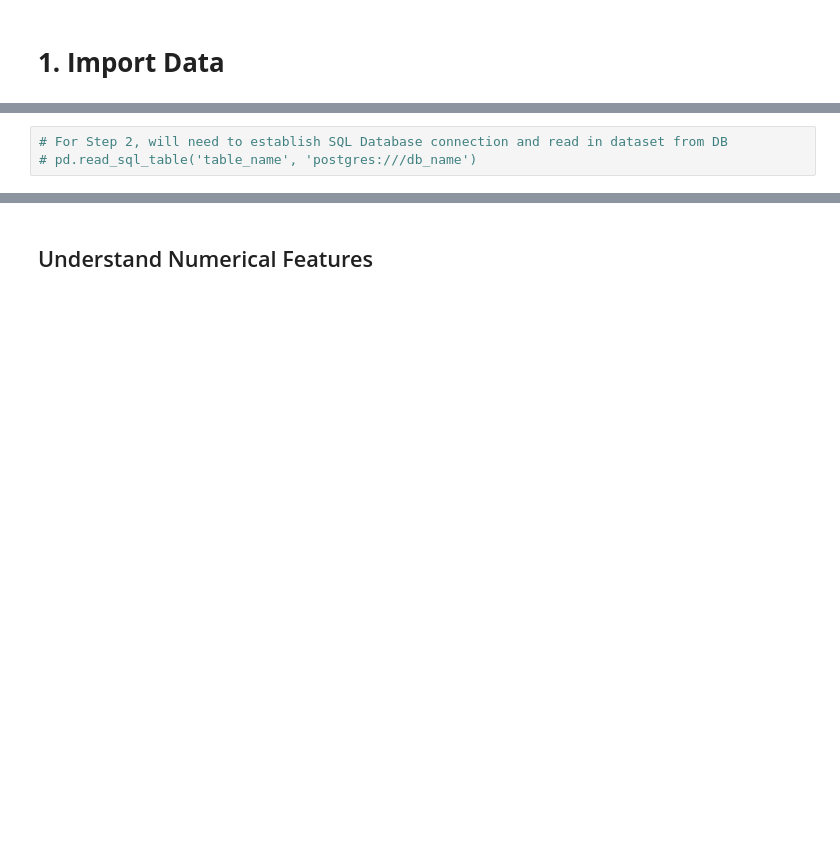
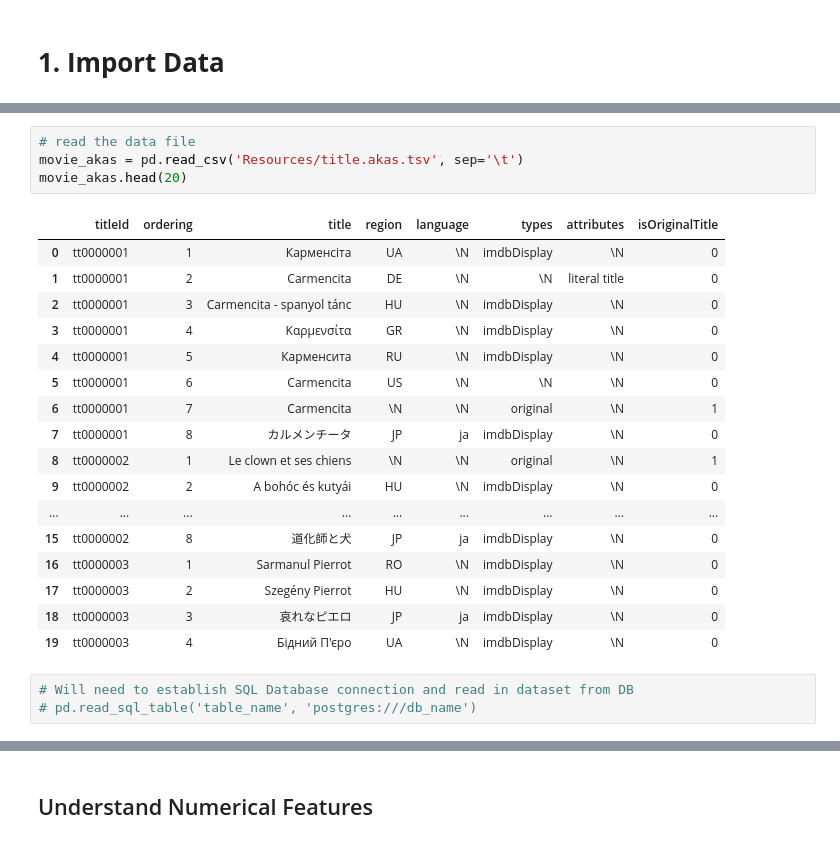
Before and after one commit to hemsmalli5/test, a Jupyter notebook: Project_Master.ipynb, the cells around one changed output, grey strips where cells are left out. Drawn from its saved outputs; the diff is of its cells as text; blank space fills up the shorter version.

Commit message:
adding updated code with ETL steps

```diff
--- a/Project_Master.ipynb
+++ b/Project_Master.ipynb
@@ -46,3 +62,25 @@ movie_data.head()
+# %%
+# read the data file
+movie_akas = pd.read_csv('Resources/title.akas.tsv', sep='\t')
+movie_akas.head(20)
+# %% [output]
+|  | titleId | ordering | title | region | language | types | attributes | isOriginalTitle |
+| 0 | tt0000001 | 1 | Карменсіта | UA | \N | imdbDisplay | \N | 0 |
+| 1 | tt0000001 | 2 | Carmencita | DE | \N | \N | literal title | 0 |
+| 2 | tt0000001 | 3 | Carmencita - spanyol tánc | HU | \N | imdbDisplay | \N | 0 |
+| 3 | tt0000001 | 4 | Καρμενσίτα | GR | \N | imdbDisplay | \N | 0 |
+| 4 | tt0000001 | 5 | Карменсита | RU | \N | imdbDisplay | \N | 0 |
+| 5 | tt0000001 | 6 | Carmencita | US | \N | \N | \N | 0 |
+| 6 | tt0000001 | 7 | Carmencita | \N | \N | original | \N | 1 |
+| 7 | tt0000001 | 8 | カルメンチータ | JP | ja | imdbDisplay | \N | 0 |
+| 8 | tt0000002 | 1 | Le clown et ses chiens | \N | \N | original | \N | 1 |
+| 9 | tt0000002 | 2 | A bohóc és kutyái | HU | \N | imdbDisplay | \N | 0 |
+| ... | ... | ... | ... | ... | ... | ... | ... | ... |
+| 15 | tt0000002 | 8 | 道化師と犬 | JP | ja | imdbDisplay | \N | 0 |
+| 16 | tt0000003 | 1 | Sarmanul Pierrot | RO | \N | imdbDisplay | \N | 0 |
+| 17 | tt0000003 | 2 | Szegény Pierrot | HU | \N | imdbDisplay | \N | 0 |
+| 18 | tt0000003 | 3 | 哀れなピエロ | JP | ja | imdbDisplay | \N | 0 |
+| 19 | tt0000003 | 4 | Бідний П'єро | UA | \N | imdbDisplay | \N | 0 |
 # %%
-# For Step 2, will need to establish SQL Database connection and read in dataset from DB
+# Will need to establish SQL Database connection and read in dataset from DB
 # pd.read_sql_table('table_name', 'postgres:///db_name')
```
Also changed, not shown: parts of 31 cells of this notebook.
